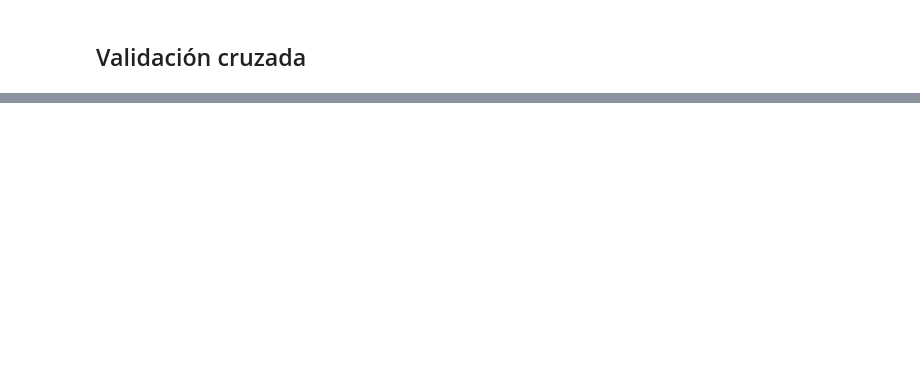
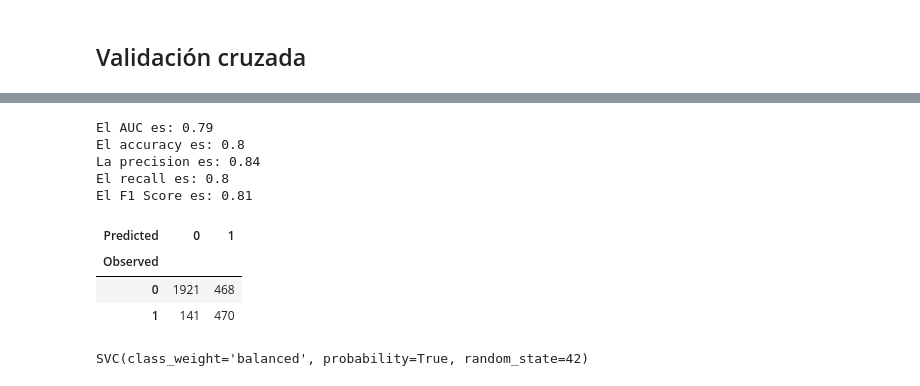
Before and after one commit to stivenlopezg/class-acamica, a Jupyter notebook: notebooks/ensamble_methods.ipynb, the cells around one changed output, grey strips where cells are left out. Cells and saved outputs as stored; diff of their text form; code cells hidden in the pictures; blank space fills up the shorter version.

```diff
--- a/notebooks/ensamble_methods.ipynb
+++ b/notebooks/ensamble_methods.ipynb
@@ -85,0 +153,19 @@ f1_score['svm'] = cross_val_score(estimator=svm,
+# %%
+evaluation = ModelEvaluation(observed=test_label, predicted=svm.predict(test_data))
+evaluation.calculate_metrics()
+evaluation.print_metrics()
+evaluation.confusion_matrix(normalize=False)
+# %% [output]
+El AUC es: 0.79
+El accuracy es: 0.8
+La precision es: 0.84
+El recall es: 0.8
+El F1 Score es: 0.81
+| Predicted | 0 | 1 |
+| Observed |  |  |
+| 0 | 1921 | 468 |
+| 1 | 141 | 470 |
+# %%
+svm['svm']
+# %% [output]
+SVC(class_weight='balanced', probability=True, random_state=42)
```
Also changed, not shown: parts of 14 cells of this notebook.
